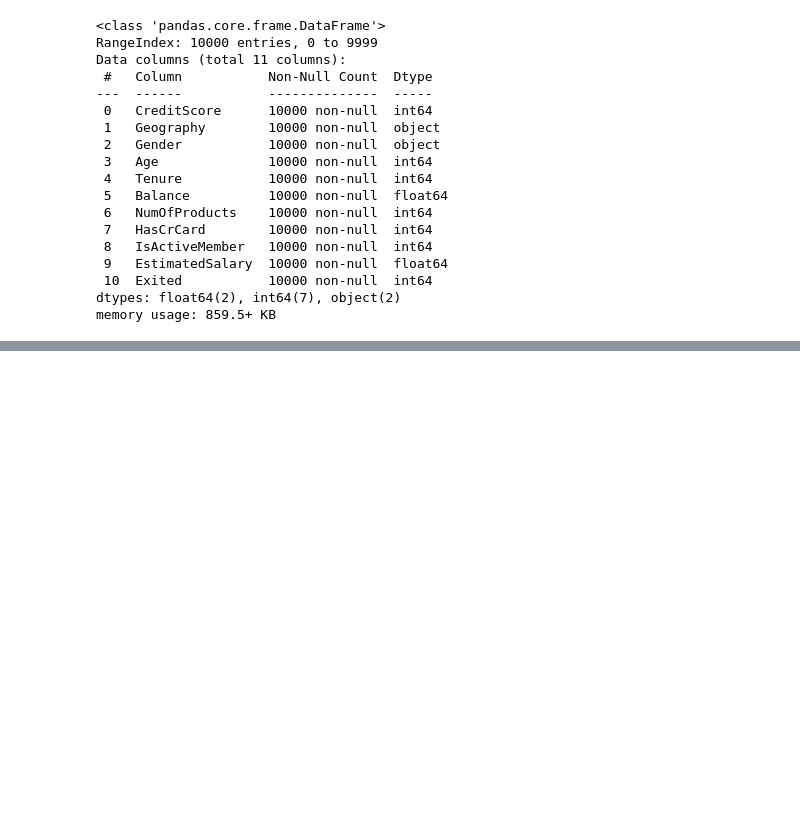
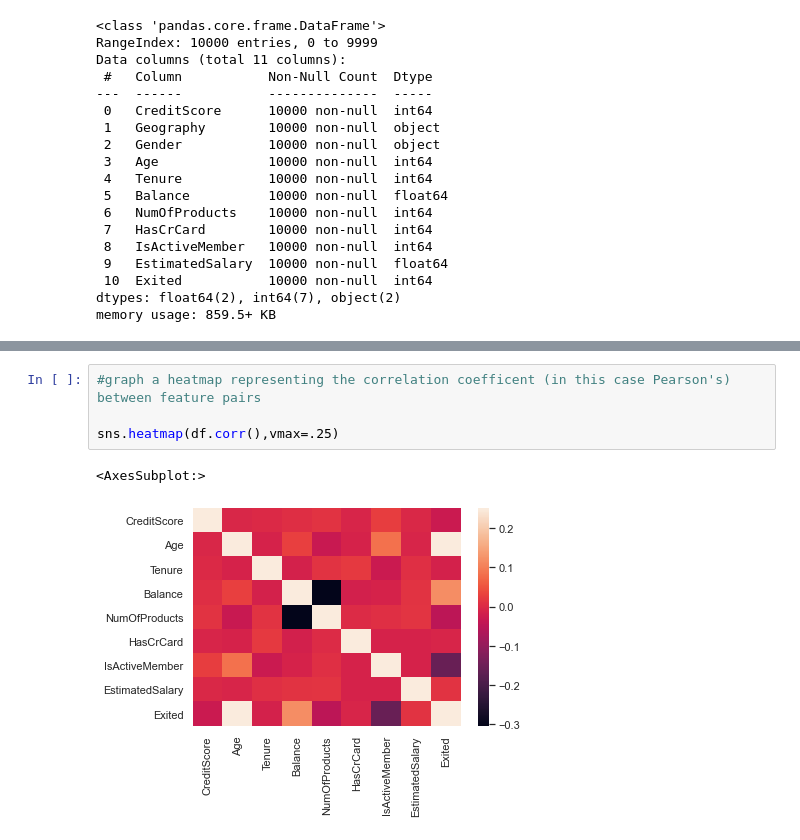
Before and after one commit to joe-orlich/Bank_Churn_Analysis, a Jupyter notebook: Data_Cleaning_EDA.ipynb, the cells around one changed output, grey strips where cells are left out. Saved outputs shown, nothing was run; the diff lists cells and outputs as text; blank space fills up the shorter version.

```diff
--- a/Data_Cleaning_EDA.ipynb
+++ b/Data_Cleaning_EDA.ipynb
@@ -103,0 +305,7 @@ Name: IsActiveMember, dtype: int64
+# %%
+#graph a heatmap representing the correlation coefficent (in this case Pearson's) between feature pairs
+
+sns.heatmap(df.corr(),vmax=.25)
+# %% [output]
+<AxesSubplot:>
+[figure, added]
```
Also changed, not shown: parts of 26 cells of this notebook, 9 other files.
